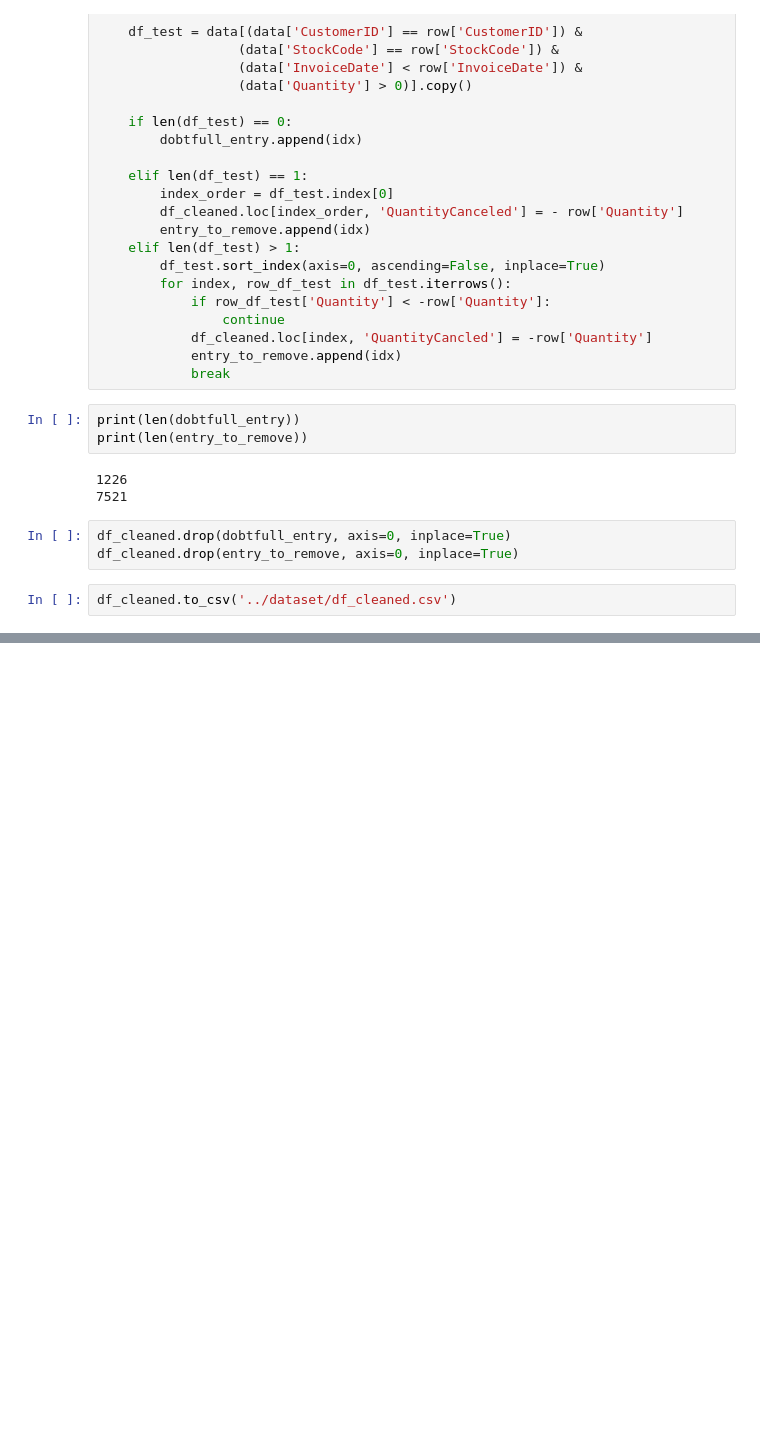
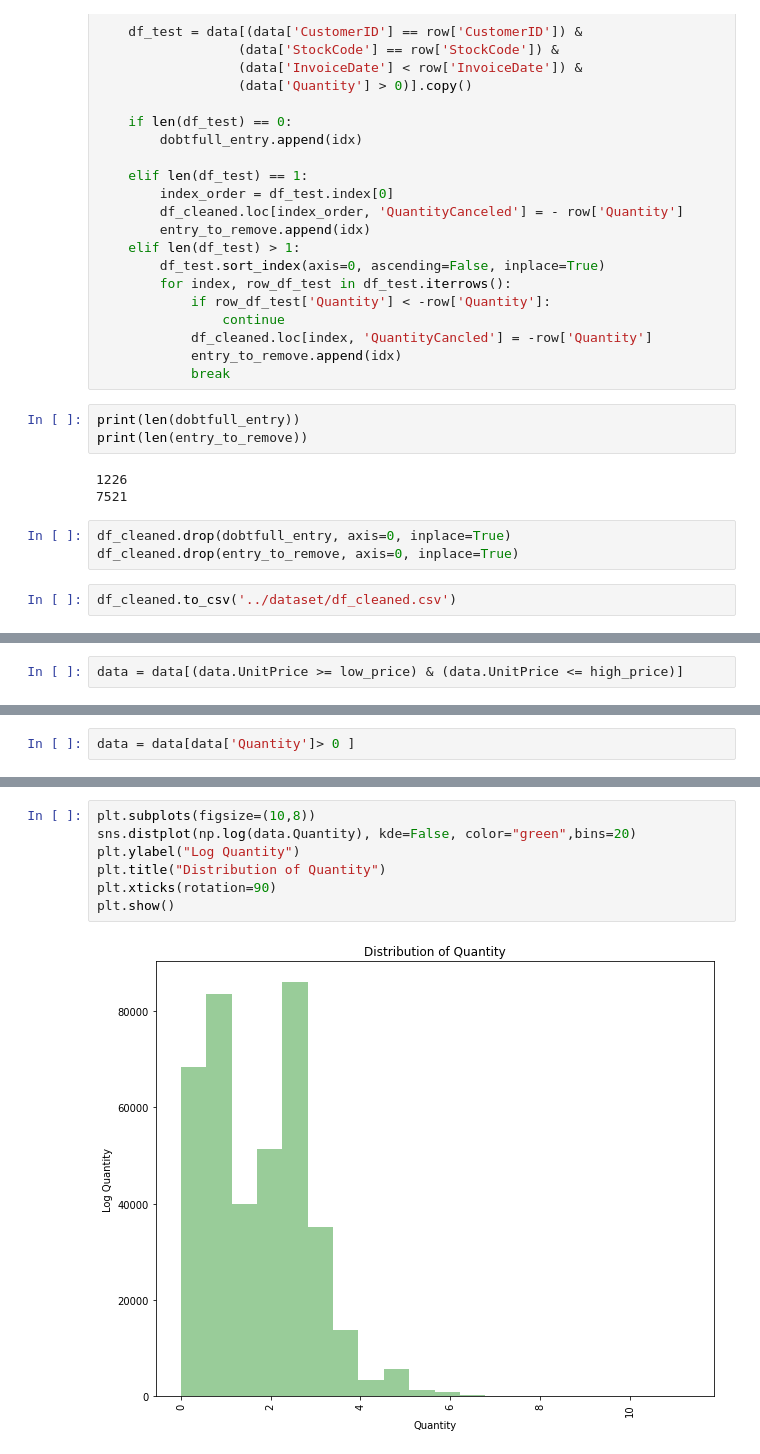
Before and after one commit to vukhanh09/customer_segmentation, a Jupyter notebook: src/EDA/EAD_Customer_Products.ipynb, the cells around one changed output, grey strips where cells are left out. Saved outputs shown, nothing was run; the diff lists cells and outputs as text; blank space fills up the shorter version.

```diff
--- a/src/EDA/EAD_Customer_Products.ipynb
+++ b/src/EDA/EAD_Customer_Products.ipynb
@@ -244,0 +342,2 @@ df_cleaned.to_csv('../dataset/df_cleaned.csv')
+# %%
+data = data[(data.UnitPrice >= low_price) & (data.UnitPrice <= high_price)]
@@ -244,0 +360,2 @@ df_cleaned.to_csv('../dataset/df_cleaned.csv')
+# %%
+data = data[data['Quantity']> 0 ]
@@ -244,0 +374,9 @@ df_cleaned.to_csv('../dataset/df_cleaned.csv')
+# %%
+plt.subplots(figsize=(10,8))
+sns.distplot(np.log(data.Quantity), kde=False, color="green",bins=20)
+plt.ylabel("Log Quantity")
+plt.title("Distribution of Quantity")
+plt.xticks(rotation=90)
+plt.show()
+# %% [output]
+[figure, added]
```
Also changed, not shown: parts of 36 cells of this notebook.
